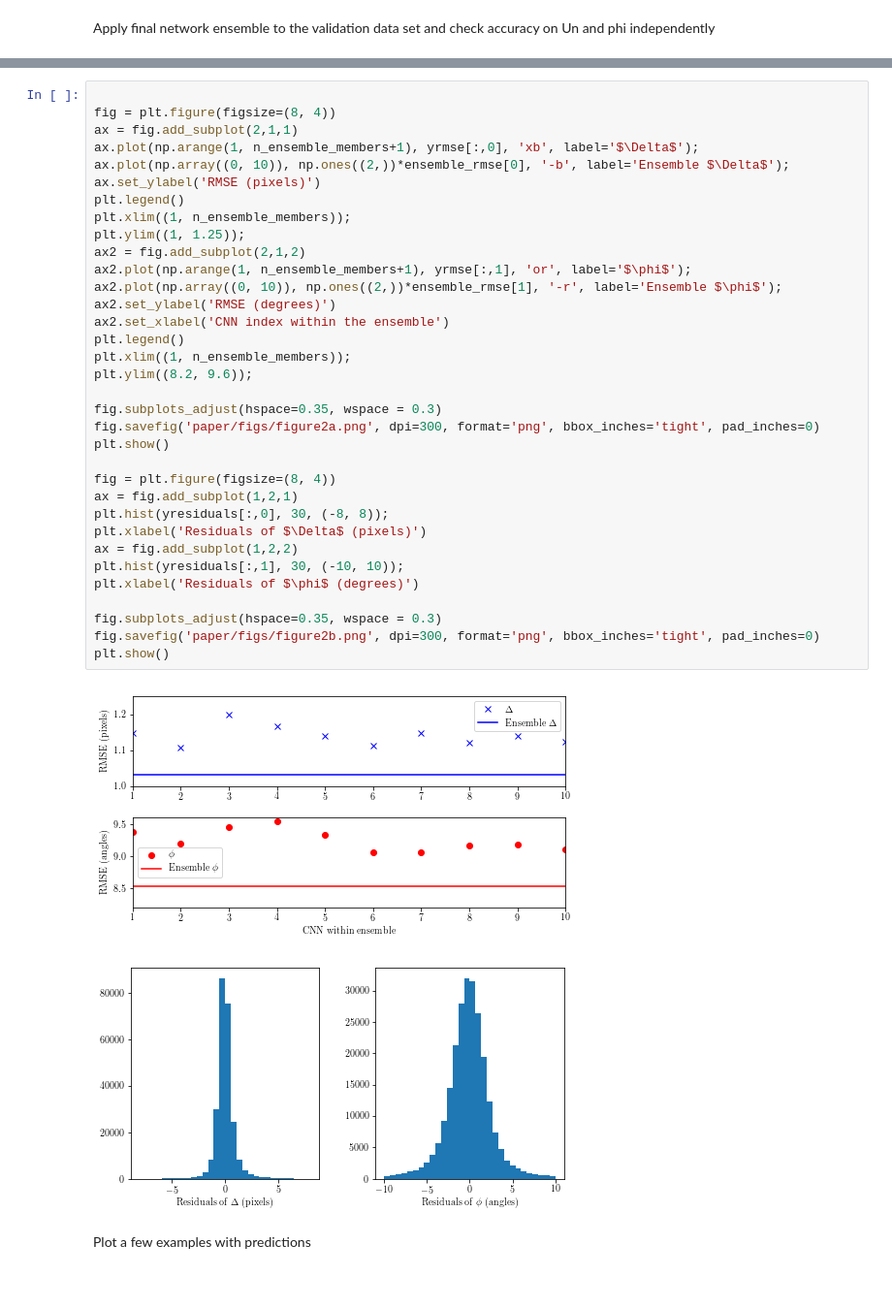
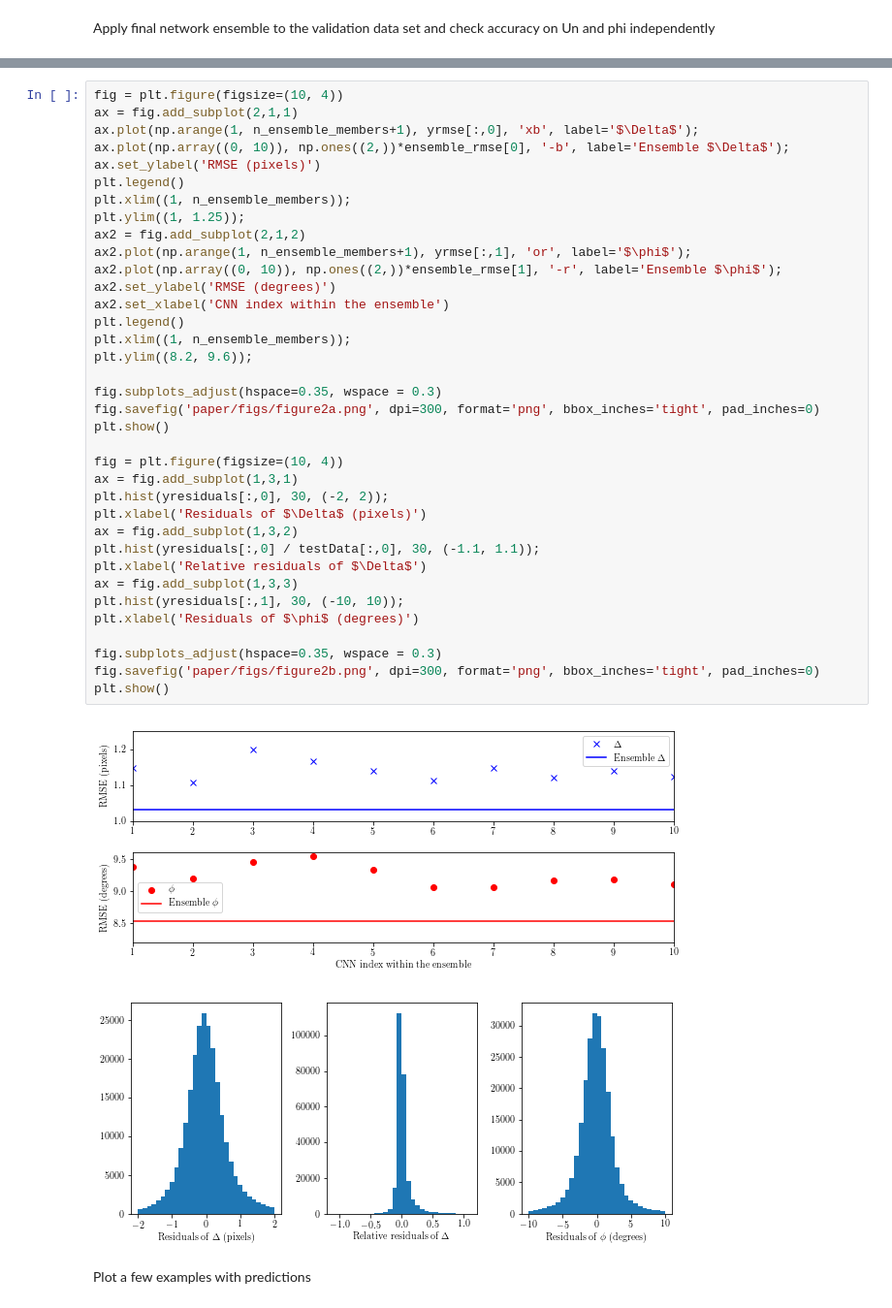
Before and after one commit to agrayver/streakcnn, a Jupyter notebook: test_CNN_on_validation_set_pytorch.ipynb, the cells around one changed output, grey strips where cells are left out. Shown at 97% size. Cells and saved outputs as stored; diff of their text form.

```diff
--- a/test_CNN_on_validation_set_pytorch.ipynb
+++ b/test_CNN_on_validation_set_pytorch.ipynb
@@ -163,40 +163,42 @@ Ensemble RMSE on Un =  1.0329033975371 , RMSE on phi =  8.526887062849317
 # %%
-
-fig = plt.figure(figsize=(8, 4))
+fig = plt.figure(figsize=(10, 4))
 ax = fig.add_subplot(2,1,1)
 ax.plot(np.arange(1, n_ensemble_members+1), yrmse[:,0], 'xb', label='$\Delta$');
 ax.plot(np.array((0, 10)), np.ones((2,))*ensemble_rmse[0], '-b', label='Ensemble $\Delta$');
 ax.set_ylabel('RMSE (pixels)')
 plt.legend()
 plt.xlim((1, n_ensemble_members));
 plt.ylim((1, 1.25));
 ax2 = fig.add_subplot(2,1,2)
 ax2.plot(np.arange(1, n_ensemble_members+1), yrmse[:,1], 'or', label='$\phi$');
 ax2.plot(np.array((0, 10)), np.ones((2,))*ensemble_rmse[1], '-r', label='Ensemble $\phi$');
 ax2.set_ylabel('RMSE (degrees)')
 ax2.set_xlabel('CNN index within the ensemble')
 plt.legend()
 plt.xlim((1, n_ensemble_members));
 plt.ylim((8.2, 9.6));
 
 fig.subplots_adjust(hspace=0.35, wspace = 0.3)
 fig.savefig('paper/figs/figure2a.png', dpi=300, format='png', bbox_inches='tight', pad_inches=0)
 plt.show()
 
-fig = plt.figure(figsize=(8, 4))
-ax = fig.add_subplot(1,2,1)
-plt.hist(yresiduals[:,0], 30, (-8, 8));
+fig = plt.figure(figsize=(10, 4))
+ax = fig.add_subplot(1,3,1)
+plt.hist(yresiduals[:,0], 30, (-2, 2));
 plt.xlabel('Residuals of $\Delta$ (pixels)')
-ax = fig.add_subplot(1,2,2)
+ax = fig.add_subplot(1,3,2)
+plt.hist(yresiduals[:,0] / testData[:,0], 30, (-1.1, 1.1));
+plt.xlabel('Relative residuals of $\Delta$')
+ax = fig.add_subplot(1,3,3)
 plt.hist(yresiduals[:,1], 30, (-10, 10));
 plt.xlabel('Residuals of $\phi$ (degrees)')
 
 fig.subplots_adjust(hspace=0.35, wspace = 0.3)
 fig.savefig('paper/figs/figure2b.png', dpi=300, format='png', bbox_inches='tight', pad_inches=0)
 plt.show()
 # %% [output]
-[figure, old version]
+[figure, new version]
-[figure, old version]
+[figure, new version]
 # %% [markdown]
 Plot a few examples with predictions
 # %%
```
Also changed, not shown: parts of 3 cells of this notebook, 4 other files.
